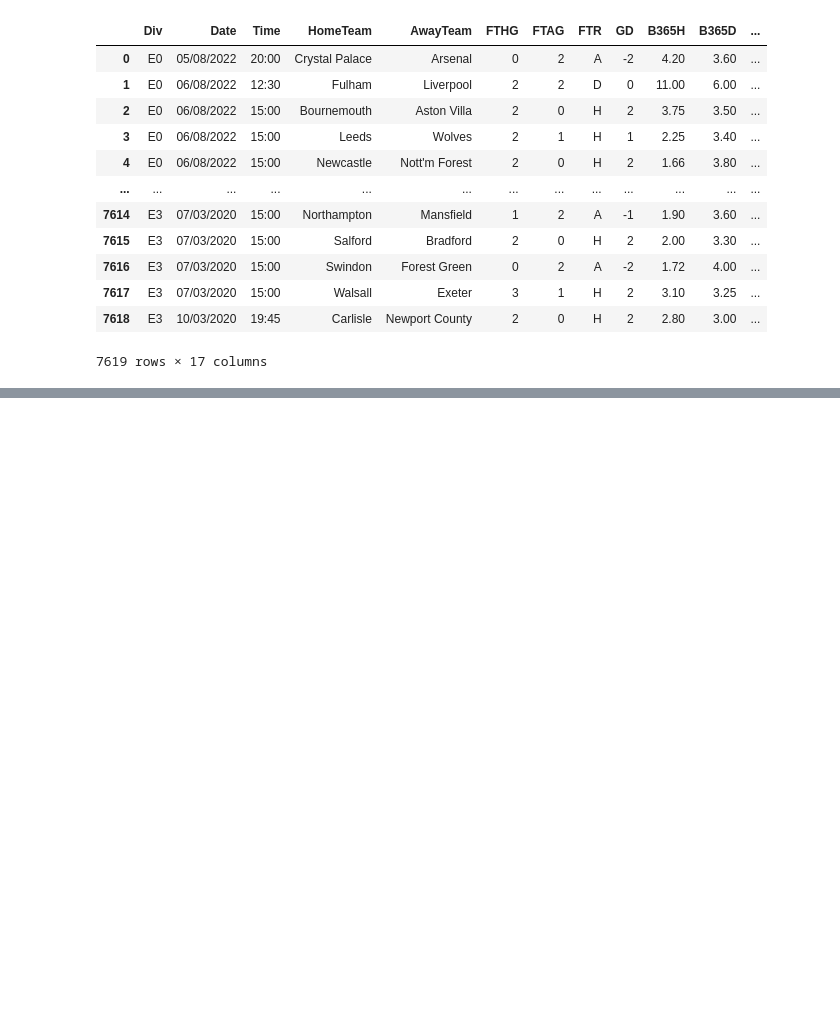
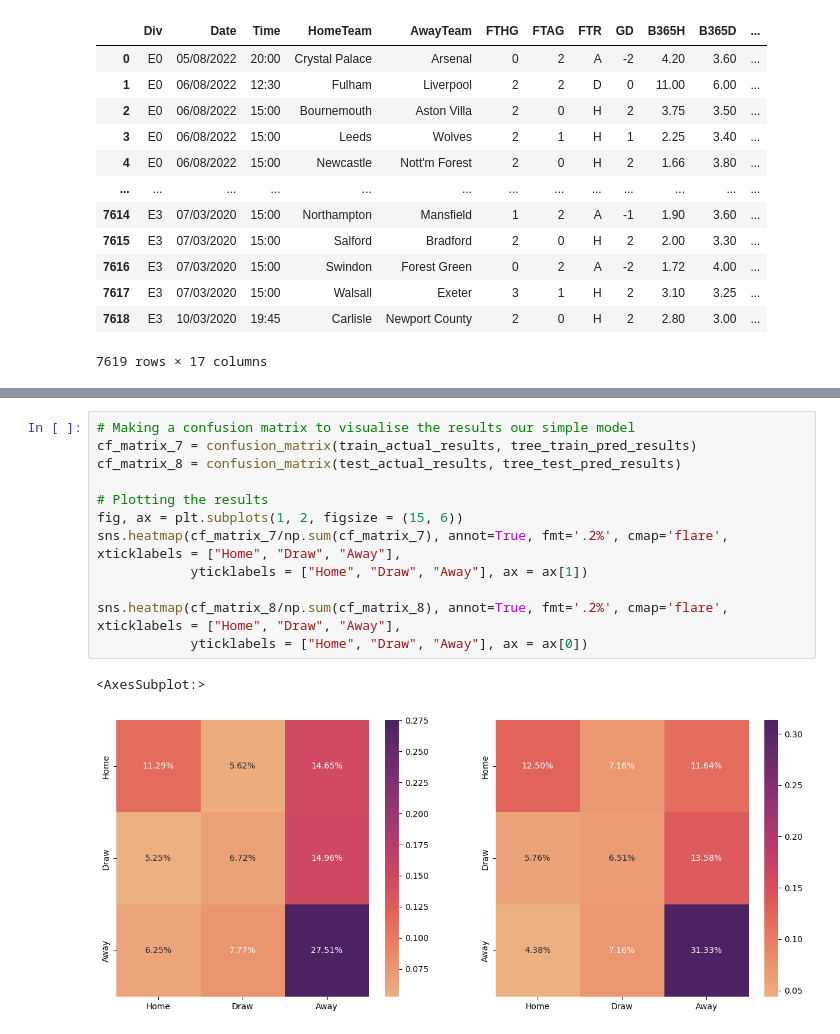
Before and after one commit to apramm/EnglishPremierLeague-BettingOddsModel, a Jupyter notebook: 323-project-Copy1.ipynb, the cells around one changed output, grey strips where cells are left out. Drawn from its saved outputs; the diff is of its cells as text; blank space fills up the shorter version.

```diff
--- a/323-project-Copy1.ipynb
+++ b/323-project-Copy1.ipynb
@@ -246,0 +452,15 @@ final_2.head()
+# %%
+# Making a confusion matrix to visualise the results our simple model
+cf_matrix_7 = confusion_matrix(train_actual_results, tree_train_pred_results)
+cf_matrix_8 = confusion_matrix(test_actual_results, tree_test_pred_results)
+
+# Plotting the results
+fig, ax = plt.subplots(1, 2, figsize = (15, 6))
+sns.heatmap(cf_matrix_7/np.sum(cf_matrix_7), annot=True, fmt='.2%', cmap='flare', xticklabels = ["Home", "Draw", "Away"],
+            yticklabels = ["Home", "Draw", "Away"], ax = ax[1])
+
+sns.heatmap(cf_matrix_8/np.sum(cf_matrix_8), annot=True, fmt='.2%', cmap='flare', xticklabels = ["Home", "Draw", "Away"],
+            yticklabels = ["Home", "Draw", "Away"], ax = ax[0])
+# %% [output]
+<AxesSubplot:>
+[figure, added]
```
Also changed, not shown: parts of 26 cells of this notebook.
